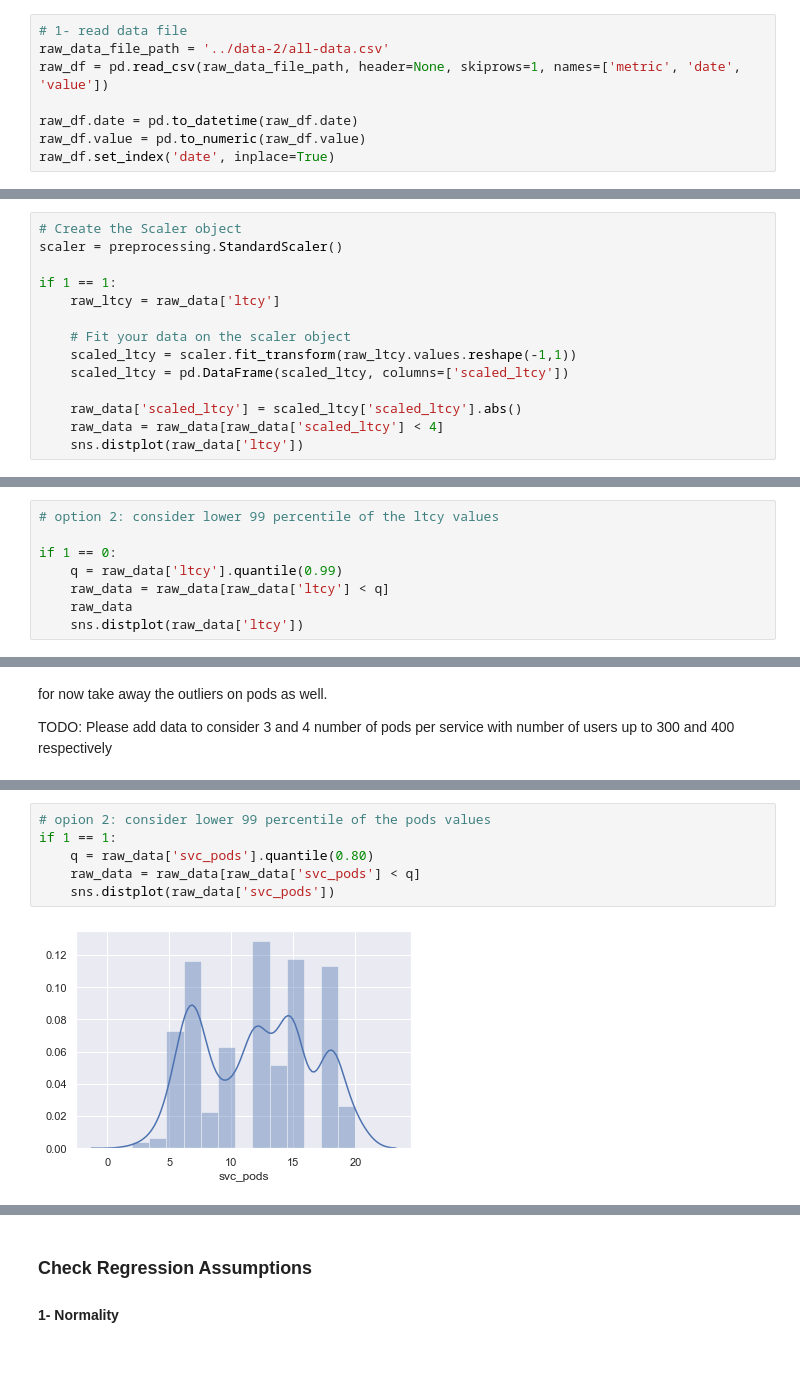
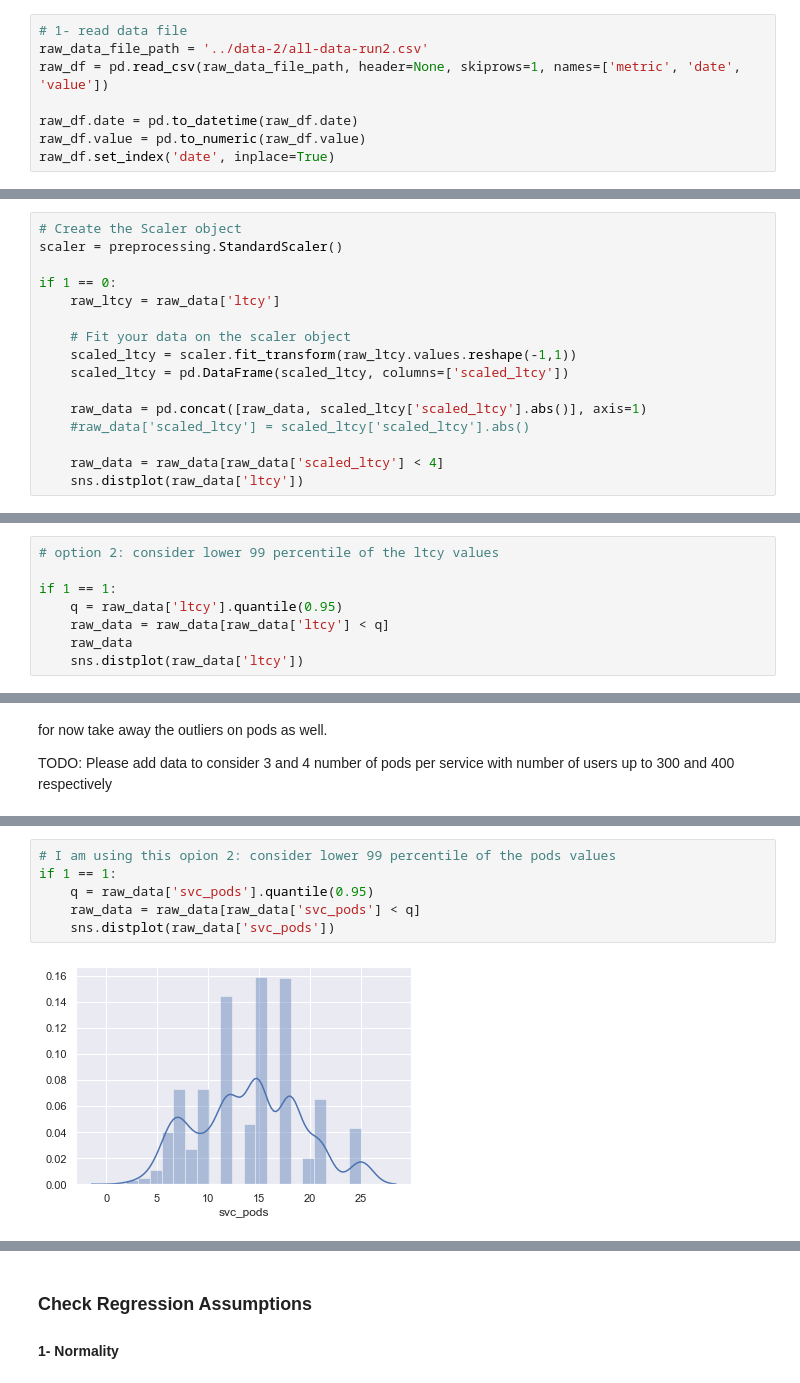
Before and after one commit to Haybu/infs890-spring2020-latency-prediction, a Jupyter notebook: analysis/infs890-s2020-data-preparation.ipynb, the cells around one changed output, grey strips where cells are left out. Saved outputs shown, nothing was run; the diff lists cells and outputs as text.

```diff
--- a/analysis/infs890-s2020-data-preparation.ipynb
+++ b/analysis/infs890-s2020-data-preparation.ipynb
@@ -16,7 +16,7 @@ pd.options.display.max_rows = 15
 pd.options.display.float_format = '{:,.3f}'.format
 # %%
 # 1- read data file
-raw_data_file_path = '../data-2/all-data.csv'
+raw_data_file_path = '../data-2/all-data-run2.csv'
 raw_df = pd.read_csv(raw_data_file_path, header=None, skiprows=1, names=['metric', 'date', 'value'])
 
 raw_df.date = pd.to_datetime(raw_df.date)
@@ -157,13 +158,15 @@ There are two ways we can remedy outlier with. One way is to standarize the late
 # Create the Scaler object
 scaler = preprocessing.StandardScaler()
 
-if 1 == 1:
+if 1 == 0:
     raw_ltcy = raw_data['ltcy']
 
     # Fit your data on the scaler object
     scaled_ltcy = scaler.fit_transform(raw_ltcy.values.reshape(-1,1))
     scaled_ltcy = pd.DataFrame(scaled_ltcy, columns=['scaled_ltcy'])
 
-    raw_data['scaled_ltcy'] = scaled_ltcy['scaled_ltcy'].abs()
+    raw_data = pd.concat([raw_data, scaled_ltcy['scaled_ltcy'].abs()], axis=1)
+    #raw_data['scaled_ltcy'] = scaled_ltcy['scaled_ltcy'].abs()
+
     raw_data = raw_data[raw_data['scaled_ltcy'] < 4]
     sns.distplot(raw_data['ltcy'])
@@ -172,8 +173,8 @@ if 1 == 1:
 # %%
 # option 2: consider lower 99 percentile of the ltcy values
 
-if 1 == 0:
-    q = raw_data['ltcy'].quantile(0.99)
+if 1 == 1:
+    q = raw_data['ltcy'].quantile(0.95)
     raw_data = raw_data[raw_data['ltcy'] < q]
     raw_data
     sns.distplot(raw_data['ltcy'])
@@ -204,13 +207,13 @@ if 1 == 0:
     raw_data = raw_data[raw_data['scaled_svc_pods'] < 4]
     sns.distplot(raw_data['svc_pods'])
 # %%
-# opion 2: consider lower 99 percentile of the pods values
+# I am using this opion 2: consider lower 99 percentile of the pods values
 if 1 == 1:
-    q = raw_data['svc_pods'].quantile(0.80)
+    q = raw_data['svc_pods'].quantile(0.95)
     raw_data = raw_data[raw_data['svc_pods'] < q]
     sns.distplot(raw_data['svc_pods'])
 # %% [output]
-[figure, old version]
+[figure, new version]
 # %%
 raw_data.describe()
 # %% [output]
```
Also changed, not shown: parts of 57 cells of this notebook, 21 other files.
